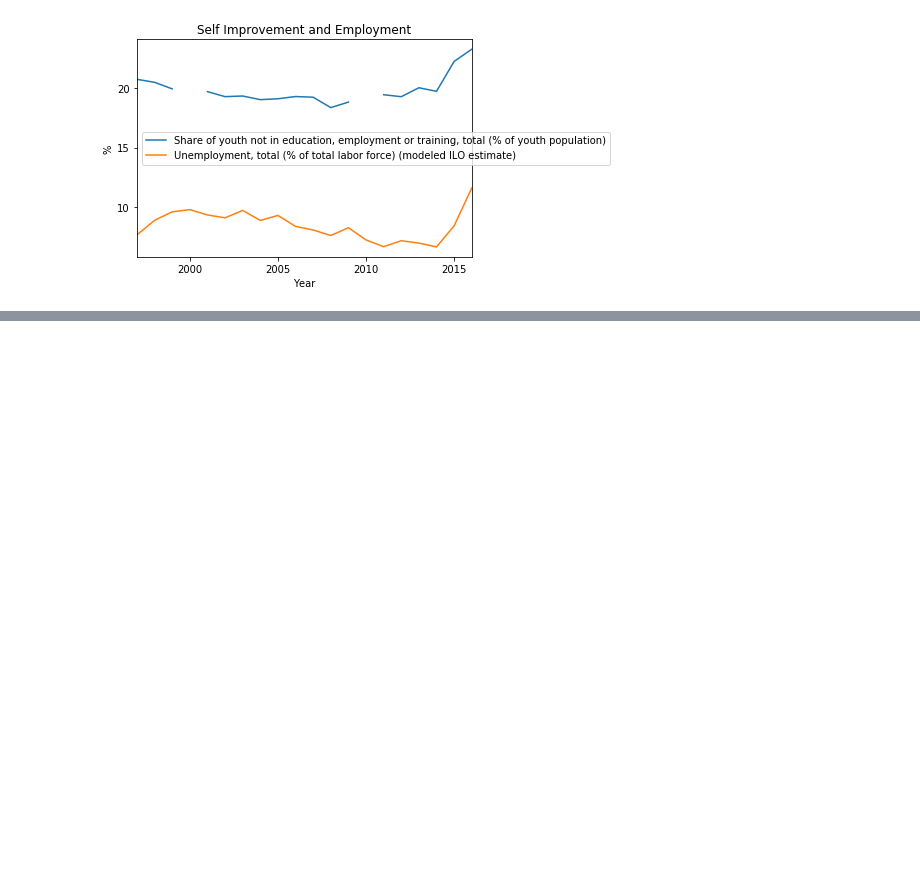
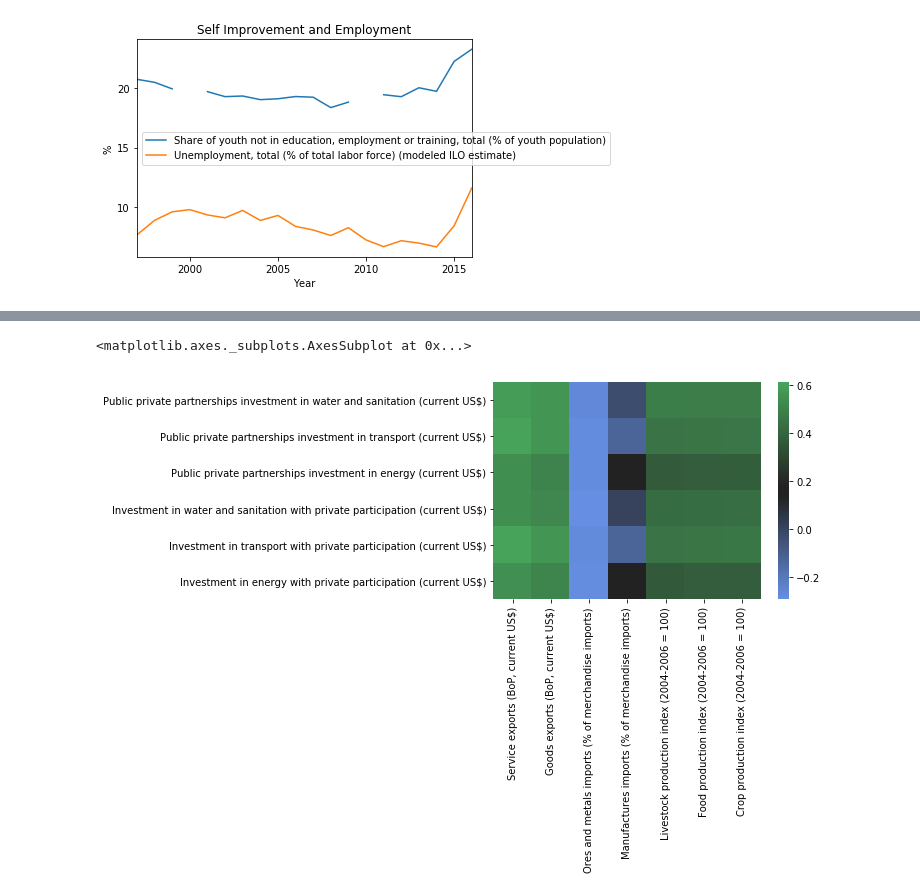
Before and after one commit to Thiagobc23/Practice, a Jupyter notebook: Python/Pandas/bra.ipynb, the cells around one changed output, grey strips where cells are left out. Saved outputs shown, nothing was run; the diff lists cells and outputs as text; code cells hidden in the pictures; blank space fills up the shorter version.

```diff
--- a/Python/Pandas/bra.ipynb
+++ b/Python/Pandas/bra.ipynb
@@ -67,0 +113,21 @@ plt.show()
+# %%
+#Get a closer look at the correlation between private investments and service and production indicators
+
+cSnap = corr[['Service exports (BoP, current US$)',
+ 'Goods exports (BoP, current US$)',
+ 'Ores and metals imports (% of merchandise imports)',
+ 'Manufactures imports (% of merchandise imports)',
+ 'Livestock production index (2004-2006 = 100)',
+ 'Food production index (2004-2006 = 100)',
+ 'Crop production index (2004-2006 = 100)']].loc[['Public private partnerships investment in water and sanitation (current US$)',
+ 'Public private partnerships investment in transport (current US$)',
+ 'Public private partnerships investment in energy (current US$)',
+ 'Investment in water and sanitation with private participation (current US$)',
+ 'Investment in transport with private participation (current US$)',
+ 'Investment in energy with private participation (current US$)']]
+
+cmap = sns.diverging_palette(255, 133, l=60, n=7, center="dark", as_cmap=True)
+sb.heatmap(cSnap, cmap=cmap)
+# %% [output]
+<matplotlib.axes._subplots.AxesSubplot at 0x...>
+[figure, added]
```
Also changed, not shown: parts of 7 cells of this notebook.
